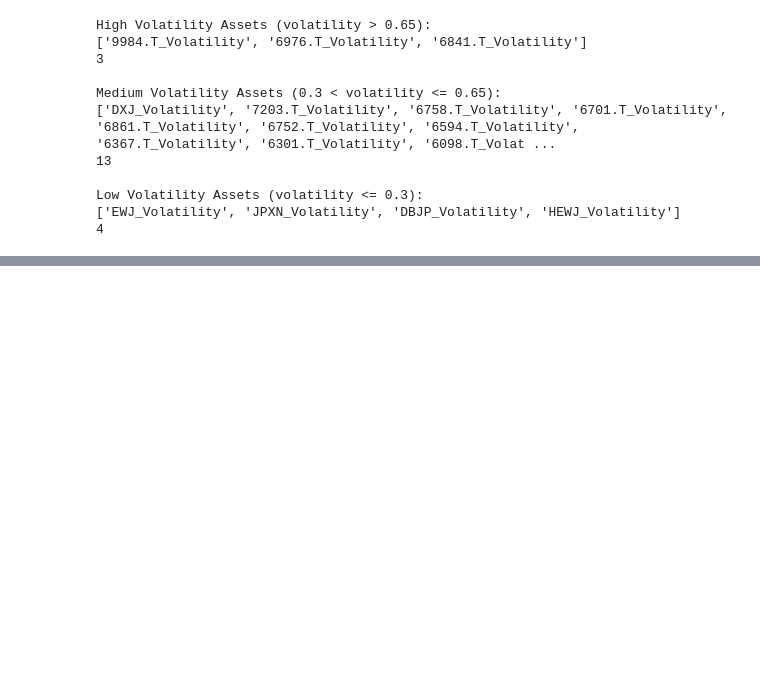
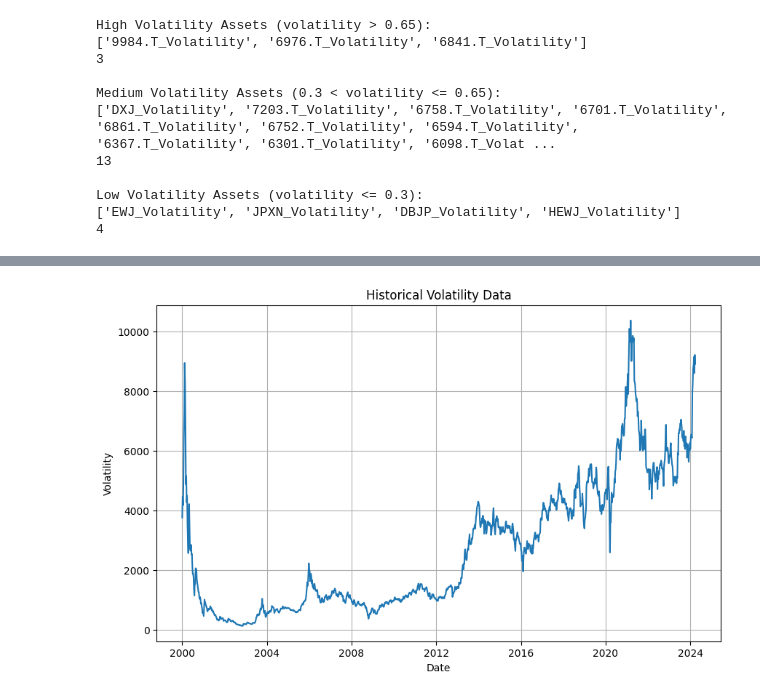
Before and after one commit to Shaddynetwork/PORTFOLIO-REBALANCING, a Jupyter notebook: CAPSTONE_PROJECT.ipynb, the cells around one changed output, grey strips where cells are left out. Cells and saved outputs as stored; diff of their text form; code cells hidden in the pictures; blank space fills up the shorter version.

```diff
--- a/CAPSTONE_PROJECT.ipynb
+++ b/CAPSTONE_PROJECT.ipynb
@@ -780,0 +953,89 @@ print(forecasted_volatility_1_year)
+# %%
+import yfinance as yf
+import matplotlib.pyplot as plt
+import numpy as np
+from arch import arch_model
+
+# weekly data for the period 2000-2024
+stock = yf.Ticker("9984.T")
+Data = stock.history(start="2000-01-01", end="2024-04-01", interval="1wk")
+
+# Plot
+plt.figure(figsize=(10, 6))
+plt.plot(Data.index, Data["Close"])
+plt.xlabel("Date")
+plt.ylabel("Volatility")
+plt.title("Historical Volatility Data")
+plt.grid(True)
+plt.show()
+
+# Rolling mean and standard deviation
+rolling_mean = Data["Close"].rolling(window=4).mean()
+rolling_std = Data["Close"].rolling(window=4).std()
+
+# Plot
+plt.figure(figsize=(10, 6))
+plt.plot(Data.index, Data["Close"], label="Volatility")
+plt.plot(rolling_mean.index, rolling_mean, label="Rolling Mean")
+plt.plot(rolling_std.index, rolling_std, label="Rolling Std")
+plt.xlabel("Date")
+plt.ylabel("Volatility")
+plt.title("Rolling Mean and Standard Deviation")
+plt.legend()
+plt.grid(True)
+plt.show()
+
+# Returns
+returns = np.log(Data["Close"]).diff().dropna()
+
+# GARCH(1, 1) model
+model = arch_model(returns, vol="Garch", p=1, q=1)
+results = model.fit()
+
+# Volatility estimation
+volatility = results.conditional_volatility
+
+# Plot
+plt.figure(figsize=(10, 6))
+plt.plot(volatility.index, volatility, label="Estimated Volatility")
+plt.plot(returns.index, returns, label="Actual Volatility")
+plt.xlabel("Date")
+plt.ylabel("Volatility")
+plt.title("Estimated and Actual Volatility")
+plt.legend()
+plt.grid(True)
+plt.show()
+
+# Forecast for 4 weeks ahead
+forecast = results.forecast(start="2024-01-01", horizon=4)
+forecast_volatility = forecast.variance.dropna().mean(axis=1)
+
+# Plot
+plt.figure(figsize=(10, 6))
+plt.plot(forecast_volatility.index, forecast_volatility, label="Forecasted Volatility")
+plt.xlabel("Time")
+plt.ylabel("Volatility")
+plt.title("Forecasted Volatility")
+plt.legend()
+plt.grid(True)
+plt.show()
+
+# Mean absolute error (MAE) and Root mean squared error (RMSE)
+mae = np.mean(np.abs(volatility - returns))
+rmse = np.sqrt(np.mean((volatility - returns) ** 2))
+print("Mean Absolute Error (MAE):", mae)
+print("Root Mean Squared Error (RMSE):", rmse)
+
+# Forecasting errors
+errors = volatility - returns
+
+# Plot
+plt.figure(figsize=(10, 6))
+plt.hist(errors, bins=30, density=True)
+plt.xlabel("Forecast Error")
+plt.ylabel("Density")
+plt.title("Histogram of Forecast Errors")
+plt.grid(True)
+plt.show()
+# %% [output]
+[figure, added]
```
Also changed, not shown: parts of 26 cells of this notebook.
